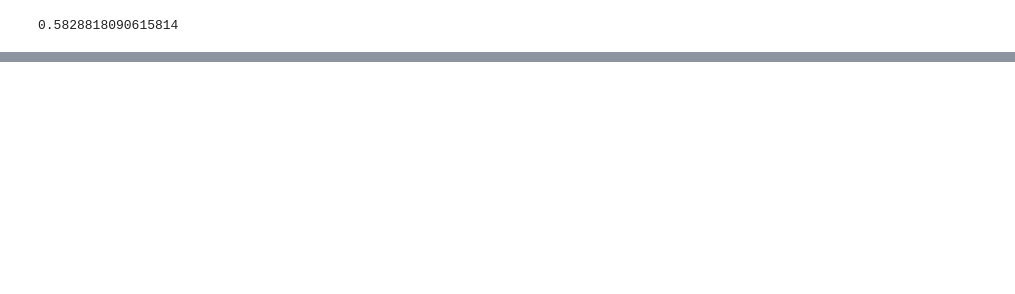
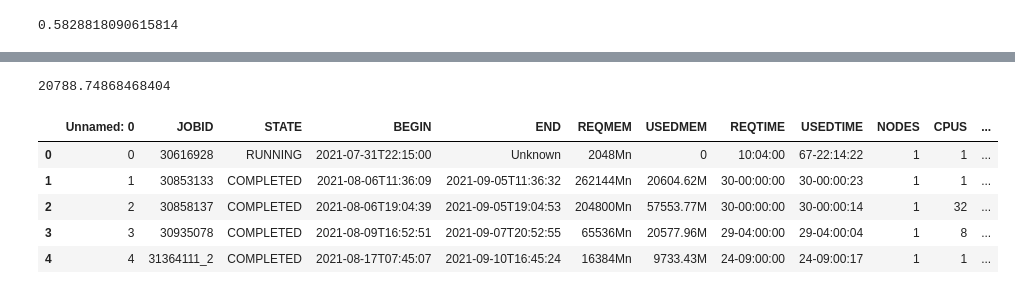
Before and after one commit to nss-data-science-cohort-8/accre-sweet-potato-casserole, a Jupyter notebook: notebooks/AIBranch3.ipynb, the cells around one changed output, grey strips where cells are left out. Cells and saved outputs as stored; diff of their text form; code cells hidden in the pictures; blank space fills up the shorter version.

```diff
--- a/notebooks/AIBranch3.ipynb
+++ b/notebooks/AIBranch3.ipynb
@@ -258,0 +533,14 @@ KeyboardInterrupt:
+# %%
+jump_logreg.aic
+# %% [output]
+20788.74868468404
+# %%
+jobs = processor.jobs
+jobs.head()
+# %% [output]
+|  | Unnamed: 0 | JOBID | STATE | BEGIN | END | REQMEM | USEDMEM | REQTIME | USEDTIME | NODES | CPUS | ... |
+| 0 | 0 | 30616928 | RUNNING | 2021-07-31T22:15:00 | Unknown | 2048Mn | 0 | 10:04:00 | 67-22:14:22 | 1 | 1 | ... |
+| 1 | 1 | 30853133 | COMPLETED | 2021-08-06T11:36:09 | 2021-09-05T11:36:32 | 262144Mn | 20604.62M | 30-00:00:00 | 30-00:00:23 | 1 | 1 | ... |
+| 2 | 2 | 30858137 | COMPLETED | 2021-08-06T19:04:39 | 2021-09-05T19:04:53 | 204800Mn | 57553.77M | 30-00:00:00 | 30-00:00:14 | 1 | 32 | ... |
+| 3 | 3 | 30935078 | COMPLETED | 2021-08-09T16:52:51 | 2021-09-07T20:52:55 | 65536Mn | 20577.96M | 29-04:00:00 | 29-04:00:04 | 1 | 8 | ... |
+| 4 | 4 | 31364111_2 | COMPLETED | 2021-08-17T07:45:07 | 2021-09-10T16:45:24 | 16384Mn | 9733.43M | 24-09:00:00 | 24-09:00:17 | 1 | 1 | ... |
```
Also changed, not shown: parts of 53 cells of this notebook.
